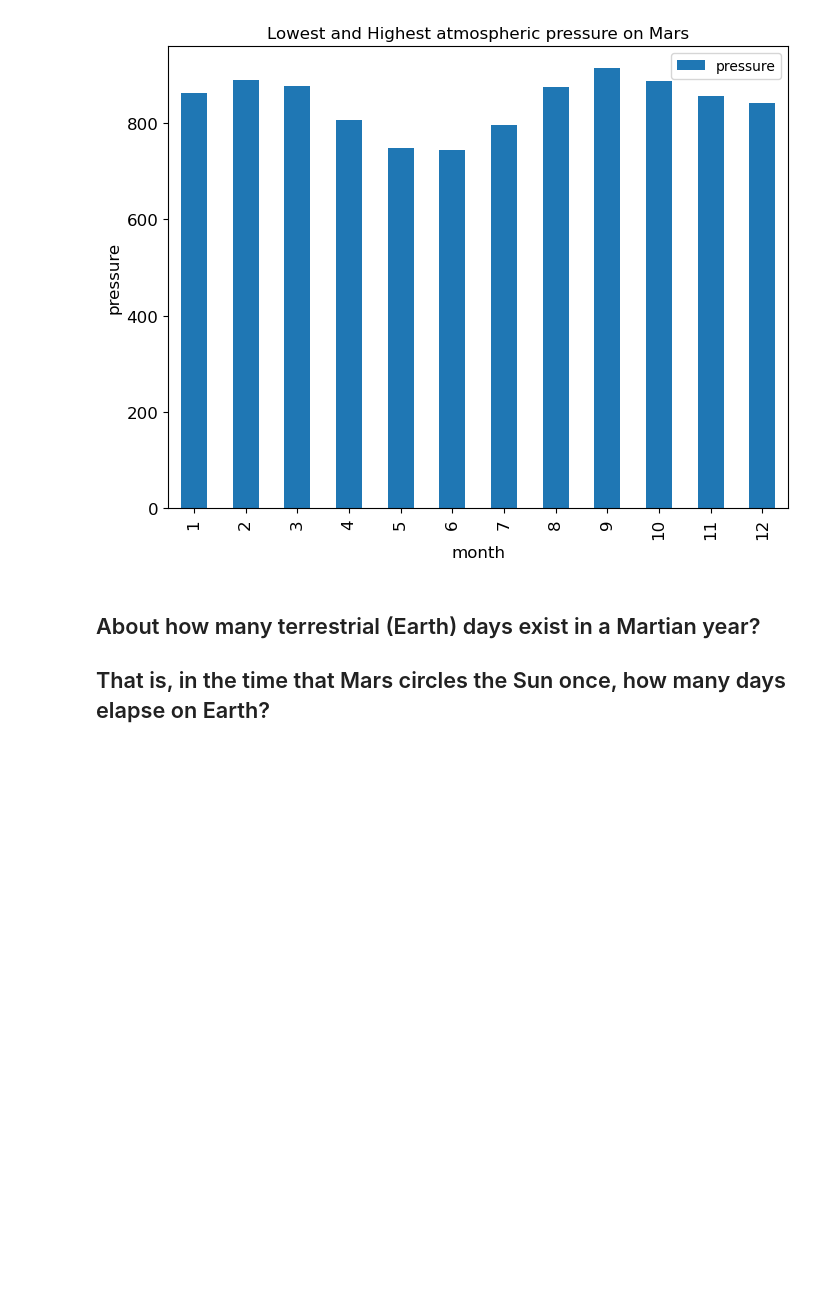
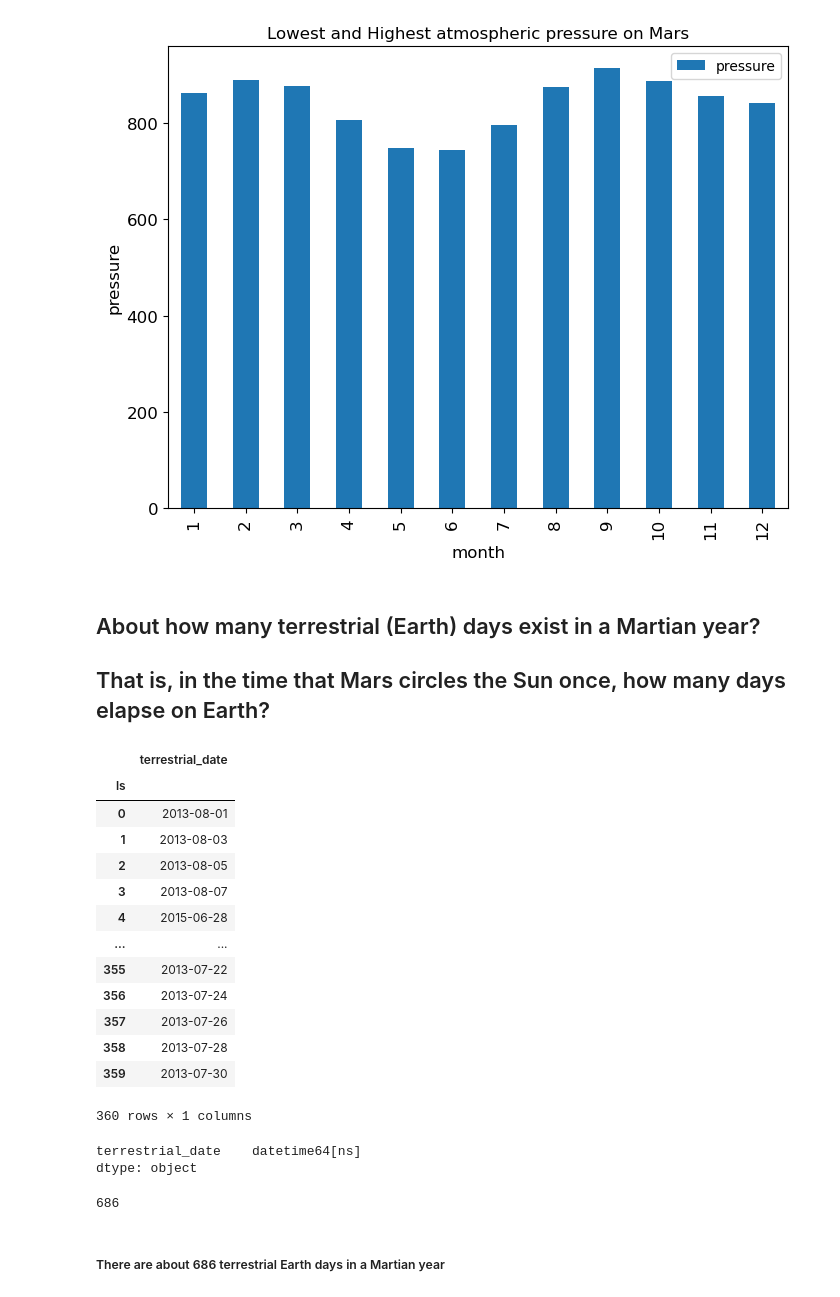
Before and after one commit to Isabel-gt/Mission_to_Mars, a Jupyter notebook: mars_data_challenge_part_2.ipynb, the cells around one changed output. Drawn from its saved outputs; the diff is of its cells as text; code cells hidden in the pictures; blank space fills up the shorter version.

```diff
--- a/mars_data_challenge_part_2.ipynb
+++ b/mars_data_challenge_part_2.ipynb
@@ -208,3 +208,38 @@ mars_temp_df.to_csv(r"C:\Users\isabe\Desktop\Analysis_Projects\Mission_to_Mars\m
 # %% [markdown]
 ## About how many terrestrial (Earth) days exist in a Martian year?
 ## That is, in the time that Mars circles the Sun once, how many days elapse on Earth?
+# %%
+ls = mars_data_df.groupby(by = "ls").min()
+ls2 = ls.loc[:,["terrestrial_date"]].sort_values(["ls"])
+# %%
+ls2
+# %% [output]
+|  | terrestrial_date |
+| ls |  |
+| 0 | 2013-08-01 |
+| 1 | 2013-08-03 |
+| 2 | 2013-08-05 |
+| 3 | 2013-08-07 |
+| 4 | 2015-06-28 |
+| ... | ... |
+| 355 | 2013-07-22 |
+| 356 | 2013-07-24 |
+| 357 | 2013-07-26 |
+| 358 | 2013-07-28 |
+| 359 | 2013-07-30 |
+360 rows × 1 columns
+# %%
+ls2.dtypes
+# %% [output]
+terrestrial_date    datetime64[ns]
+dtype: object
+# %%
+from datetime import date
+f_date = date(2013, 8, 1)
+l_date = date(2015, 6, 18)
+delta = l_date - f_date
+print(delta.days)
+# %% [output]
+686
+# %% [markdown]
+##### There are about 686 terrestrial Earth days in a Martian year
```
Also changed, not shown: parts of 4 cells of this notebook.
